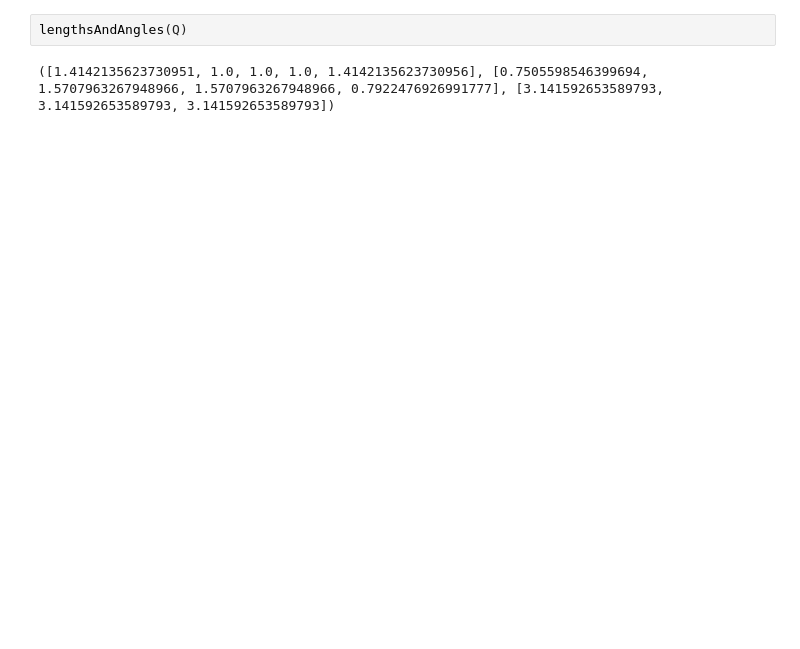
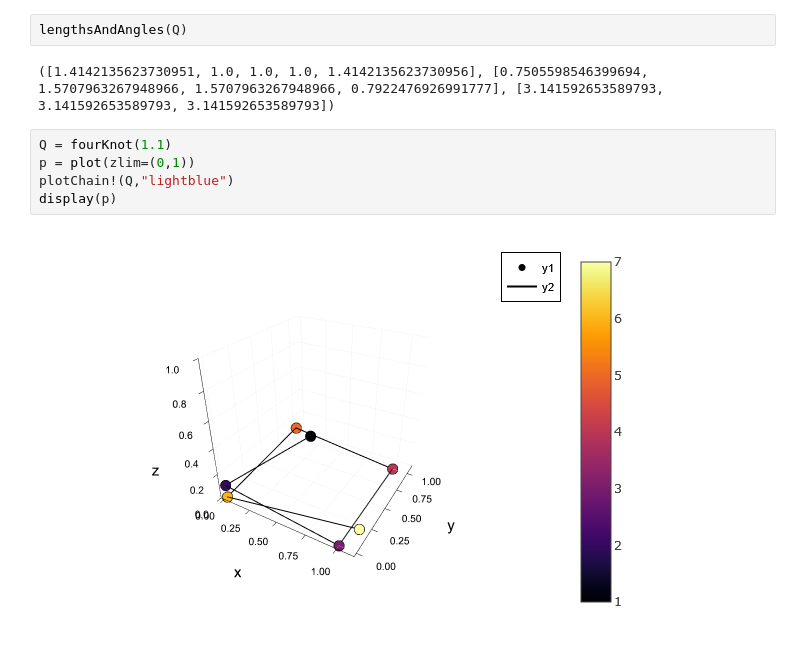
Before and after one commit to sayeg84/chainUnlocking, a Jupyter notebook: extra/visualization.ipynb, the cells around one changed output. Drawn from its saved outputs; the diff is of its cells as text; blank space fills up the shorter version.

Commit message:
updated notebooks and added fourknot visualization

```diff
--- a/extra/visualization.ipynb
+++ b/extra/visualization.ipynb
@@ -76,3 +89,10 @@ plotChain!(Q,"lightblue")
 lengthsAndAngles(Q)
 # %% [output]
 ([1.4142135623730951, 1.0, 1.0, 1.0, 1.4142135623730956], [0.7505598546399694, 1.5707963267948966, 1.5707963267948966, 0.7922476926991777], [3.141592653589793, 3.141592653589793, 3.141592653589793])
+# %%
+Q = fourKnot(1.1)
+p = plot(zlim=(0,1))
+plotChain!(Q,"lightblue")
+display(p)
+# %% [output]
+[figure, added]
```
Also changed, not shown: parts of 9 cells of this notebook, 14 other files.
